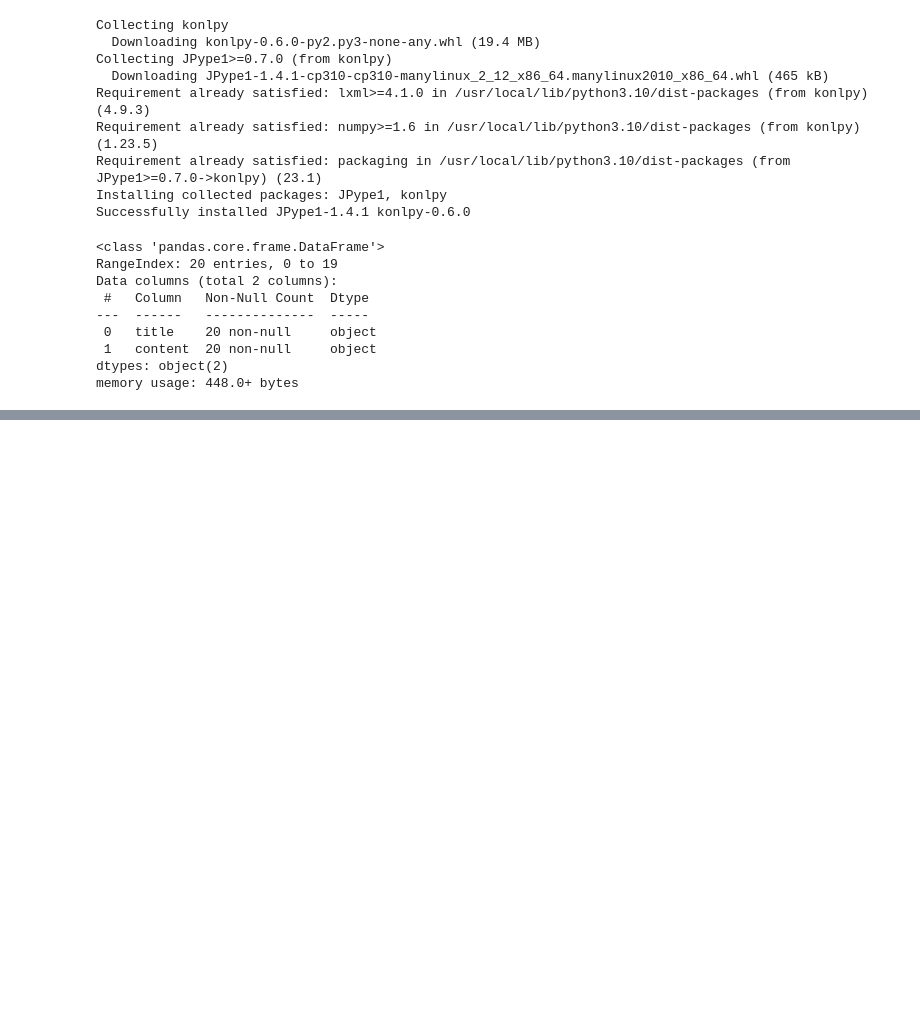
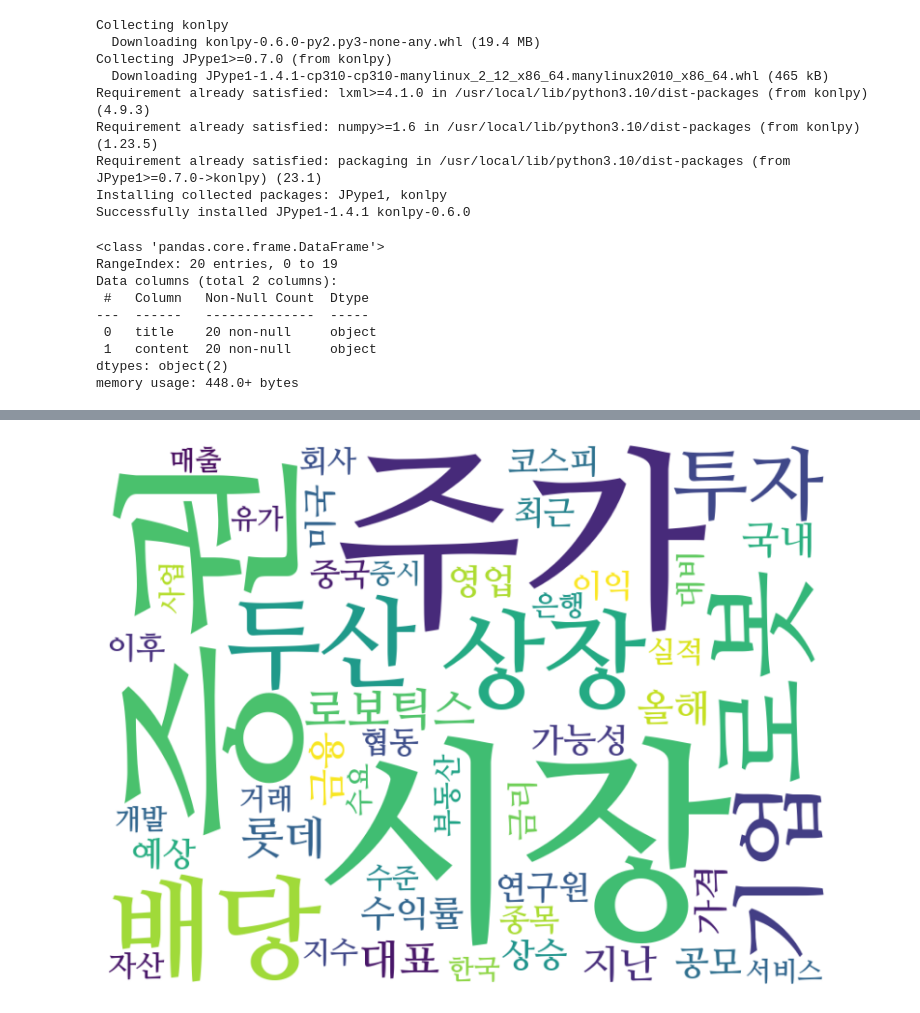
Before and after one commit to jeongmin59/antoday, a Jupyter notebook: wordCloud/news_crawling.ipynb, the cells around one changed output, grey strips where cells are left out. Cells and saved outputs as stored; diff of their text form; code cells hidden in the pictures; blank space fills up the shorter version.

```diff
--- a/wordCloud/news_crawling.ipynb
+++ b/wordCloud/news_crawling.ipynb
@@ -191,6 +193,6 @@ poss_dic
 # %%
-all_unique_words = []
+all_words = []
 
 for words in poss_dic.values():
-    all_unique_words.extend(words)
-    all_unique_words = list(set(all_unique_words))
+    all_words.extend(words)
+    all_words = list(all_words)
@@ -251,0 +222,6 @@ df
+# %%
+from collections import Counter
+
+count = Counter(all_words)
+tags = count.most_common(50)
+tags[:50]
@@ -251,0 +270,27 @@ df
+# %%
+import matplotlib.pyplot as plt
+from wordcloud import WordCloud
+from matplotlib import font_manager, rc
+
+# 나눔 폰트 경로 설정
+font_location = "/usr/share/fonts/truetype/nanum/NanumMyeongjoBold.ttf"
+font_name = font_manager.FontProperties(fname=font_location).get_name()
+rc('font', family=font_name)
+
+# tags 리스트를 사전으로 변환
+word_freq = {}
+for tag in tags:
+    word, freq = tag[0], tag[1]
+    word_freq[word] = freq
+
+# 워드 클라우드 설정
+wc = WordCloud(font_path=font_location, background_color='white', width=800, height=600)
+cloud = wc.generate_from_frequencies(word_freq)
+
+# 워드 클라우드를 화면에 표시
+plt.figure(figsize=(10, 8))
+plt.imshow(cloud, interpolation='bilinear')
+plt.axis('off')
+plt.show()
+# %% [output]
+[figure, added]
```
Also changed, not shown: parts of 21 cells of this notebook, 1 other file.
